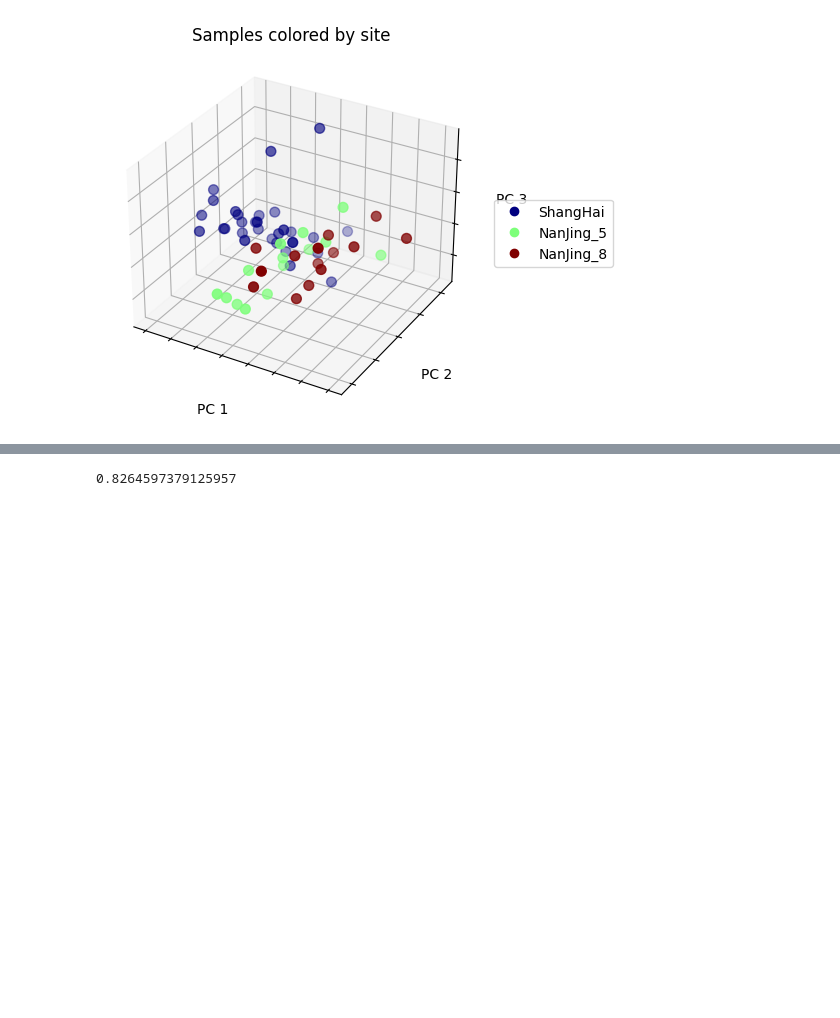
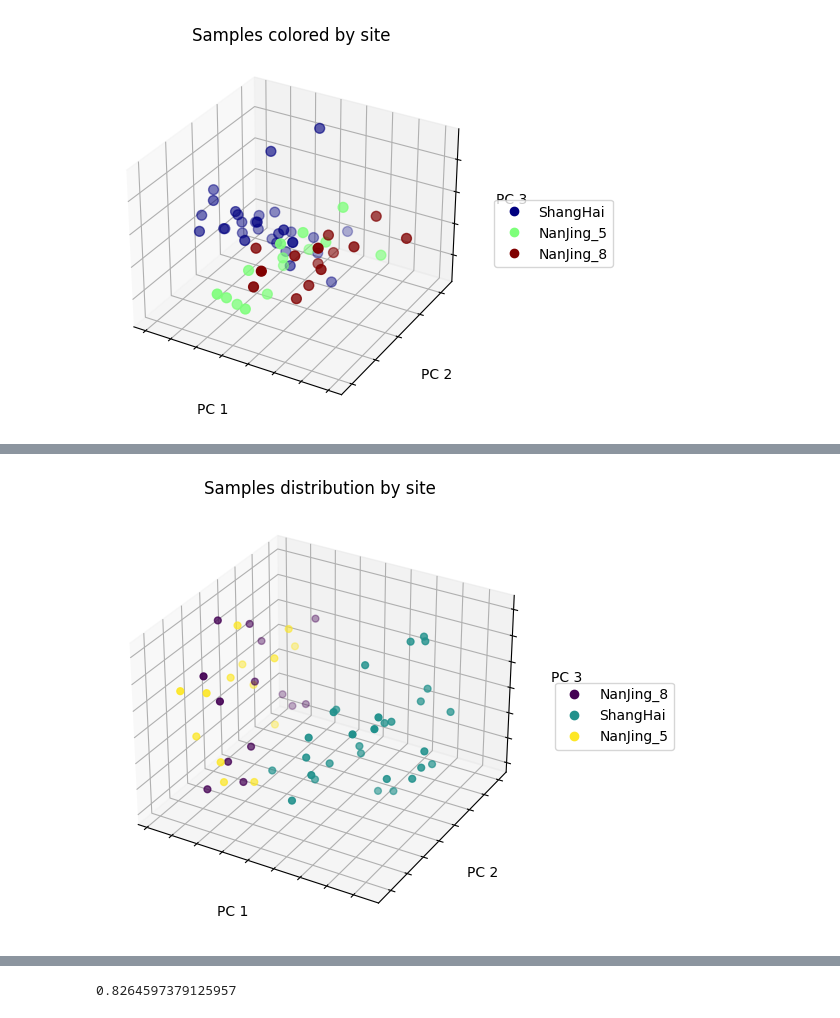
Before and after one commit to BigDataBiology/Duan2026_urban_soil, a Jupyter notebook: analysis/analysis.ipynb, the cells around one changed output, grey strips where cells are left out. Drawn from its saved outputs; the diff is of its cells as text; code cells hidden in the pictures; blank space fills up the shorter version.

Commit message:
ENH update properties and beta diversity

```diff
--- a/analysis/analysis.ipynb
+++ b/analysis/analysis.ipynb
@@ -733,0 +799,11 @@ fig = bc_pc.plot(sample_meta, 'Site',
+# %%
+otus_RA_filt = otus_RA_filt * 1000000
+np.set_printoptions(precision=5)
+otus_np = otus_RA_filt.to_numpy()
+
+minval = np.min(otus_np[np.nonzero(otus_np)])
+pseudo = minval/2
+otus_RA_filt.replace([0],pseudo, inplace=True)
+
+otus_RA_filt = otus_RA_filt.T
+otus_RA_filt
@@ -733,0 +829,9 @@ fig = bc_pc.plot(sample_meta, 'Site',
+# %%
+np.set_printoptions(precision=5)
+otus_rows = otus_RA_filt.index.tolist()
+otus_cols = otus_RA_filt.columns.tolist()
+otus_np = otus_RA_filt.to_numpy()
+
+log_otus_tab = np.log10(otus_np)
+otus_tab_F = pd.DataFrame(log_otus_tab, columns=otus_cols, index=otus_rows)
+otus_tab_F
@@ -733,0 +857,6 @@ fig = bc_pc.plot(sample_meta, 'Site',
+# %%
+bc_div = skbio.diversity.beta_diversity('braycurtis', log_otus_tab, ids=otus_rows, validate=True)
+bc_pcoa = skbio.stats.ordination.pcoa(bc_div)
+# %%
+metadata= pd.read_csv('./pre-calculated_data/nanopore.csv',index_col='Original_sample_name')
+metadata
@@ -733,0 +882,7 @@ fig = bc_pc.plot(sample_meta, 'Site',
+# %%
+bc_pcoa.plot(metadata,'Site',axis_labels=('PC 1', 'PC 2', 'PC 3'),
+             title='Samples distribution by site', s=24)
+plt.tight_layout()
+plt.show()
+# %% [output]
+[figure, added]
```
Also changed, not shown: parts of 12 cells of this notebook, 2 other files.
